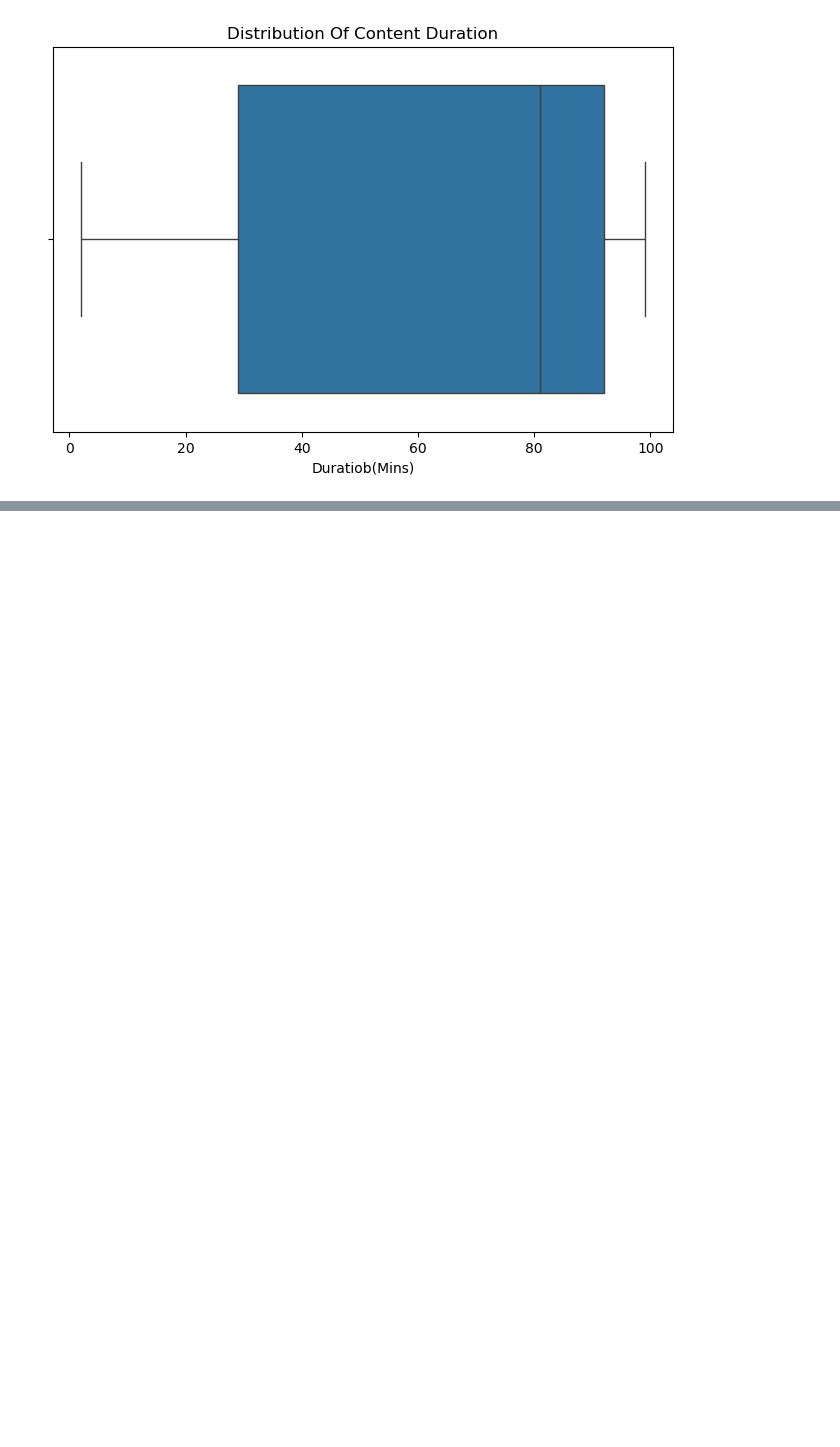
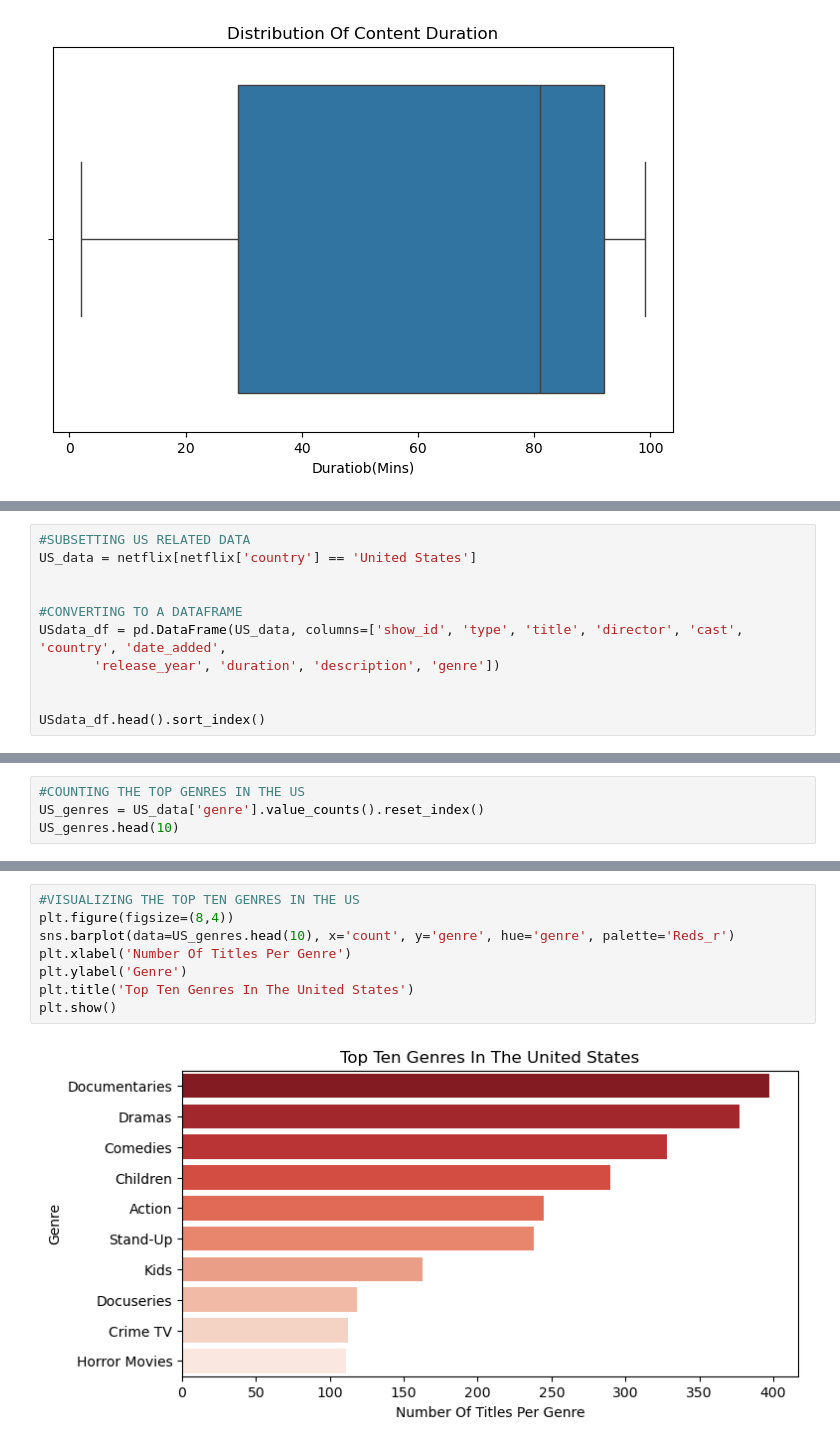
Before and after one commit to Emigbanam/PythonData-Science-Practice-Repository, a Jupyter notebook: Netflix Test.ipynb, the cells around one changed output, grey strips where cells are left out. Saved outputs shown, nothing was run; the diff lists cells and outputs as text; blank space fills up the shorter version.

```diff
--- a/Netflix Test.ipynb
+++ b/Netflix Test.ipynb
@@ -201,0 +329,11 @@ plt.show()
+# %%
+#SUBSETTING US RELATED DATA
+US_data = netflix[netflix['country'] == 'United States']
+
+
+#CONVERTING TO A DATAFRAME
+USdata_df = pd.DataFrame(US_data, columns=['show_id', 'type', 'title', 'director', 'cast', 'country', 'date_added',
+       'release_year', 'duration', 'description', 'genre'])
+
+
+USdata_df.head().sort_index()
@@ -201,0 +347,4 @@ plt.show()
+# %%
+#COUNTING THE TOP GENRES IN THE US
+US_genres = US_data['genre'].value_counts().reset_index()
+US_genres.head(10)
@@ -201,0 +363,10 @@ plt.show()
+# %%
+#VISUALIZING THE TOP TEN GENRES IN THE US
+plt.figure(figsize=(8,4))
+sns.barplot(data=US_genres.head(10), x='count', y='genre', hue='genre', palette='Reds_r')
+plt.xlabel('Number Of Titles Per Genre')
+plt.ylabel('Genre')
+plt.title('Top Ten Genres In The United States')
+plt.show()
+# %% [output]
+[figure, added]
```
Also changed, not shown: parts of 17 cells of this notebook.
